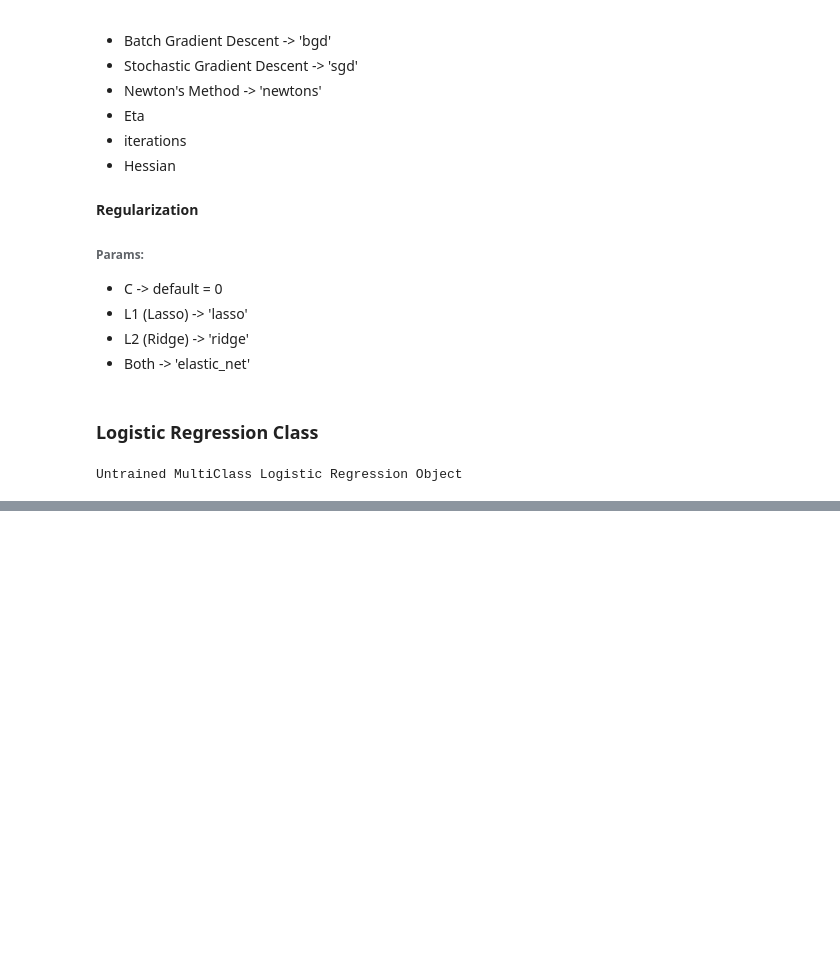
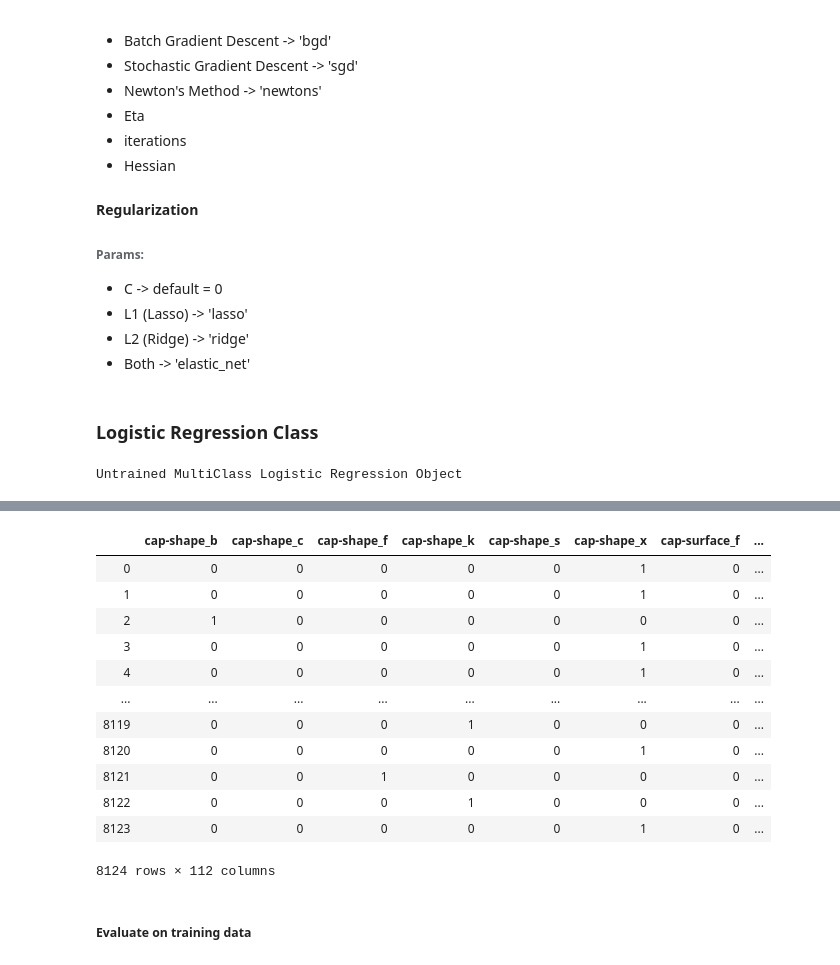
Before and after one commit to elilaird/CS7324-MachineLearning-Labs, a Jupyter notebook: Lab3/Lab_3_Extending_Logistic_Regression.ipynb, the cells around one changed output, grey strips where cells are left out. Cells and saved outputs as stored; diff of their text form; code cells hidden in the pictures; blank space fills up the shorter version.

```diff
--- a/Lab3/Lab_3_Extending_Logistic_Regression.ipynb
+++ b/Lab3/Lab_3_Extending_Logistic_Regression.ipynb
@@ -172,0 +250,2 @@ Untrained MultiClass Logistic Regression Object
+# %%
+mushrooms.drop(['stalk-root'], inplace=True, axis=1)
@@ -172,0 +262,8 @@ Untrained MultiClass Logistic Regression Object
+# %%
+import plotly
+plotly.offline.init_notebook_mode()
+
+mushrooms["class"] = mushrooms["class"].mask(mushrooms["class"] == "p", 1)
+mushrooms["class"] = mushrooms["class"].mask(mushrooms["class"] == "e", 0)
+
+mushrooms.head()
@@ -172,0 +318,17 @@ Untrained MultiClass Logistic Regression Object
+# %%
+shroomsX = pd.get_dummies(mushrooms).drop(["class_0","class_1"],axis=1)
+shroomsX
+# %% [output]
+|  | cap-shape_b | cap-shape_c | cap-shape_f | cap-shape_k | cap-shape_s | cap-shape_x | cap-surface_f | ... |
+| 0 | 0 | 0 | 0 | 0 | 0 | 1 | 0 | ... |
+| 1 | 0 | 0 | 0 | 0 | 0 | 1 | 0 | ... |
+| 2 | 1 | 0 | 0 | 0 | 0 | 0 | 0 | ... |
+| 3 | 0 | 0 | 0 | 0 | 0 | 1 | 0 | ... |
+| 4 | 0 | 0 | 0 | 0 | 0 | 1 | 0 | ... |
+| ... | ... | ... | ... | ... | ... | ... | ... | ... |
+| 8119 | 0 | 0 | 0 | 1 | 0 | 0 | 0 | ... |
+| 8120 | 0 | 0 | 0 | 0 | 0 | 1 | 0 | ... |
+| 8121 | 0 | 0 | 1 | 0 | 0 | 0 | 0 | ... |
+| 8122 | 0 | 0 | 0 | 1 | 0 | 0 | 0 | ... |
+| 8123 | 0 | 0 | 0 | 0 | 0 | 1 | 0 | ... |
+8124 rows × 112 columns
@@ -172,0 +339,2 @@ Untrained MultiClass Logistic Regression Object
+# %% [markdown]
+##### Evaluate on training data
```
Also changed, not shown: parts of 21 cells of this notebook.
